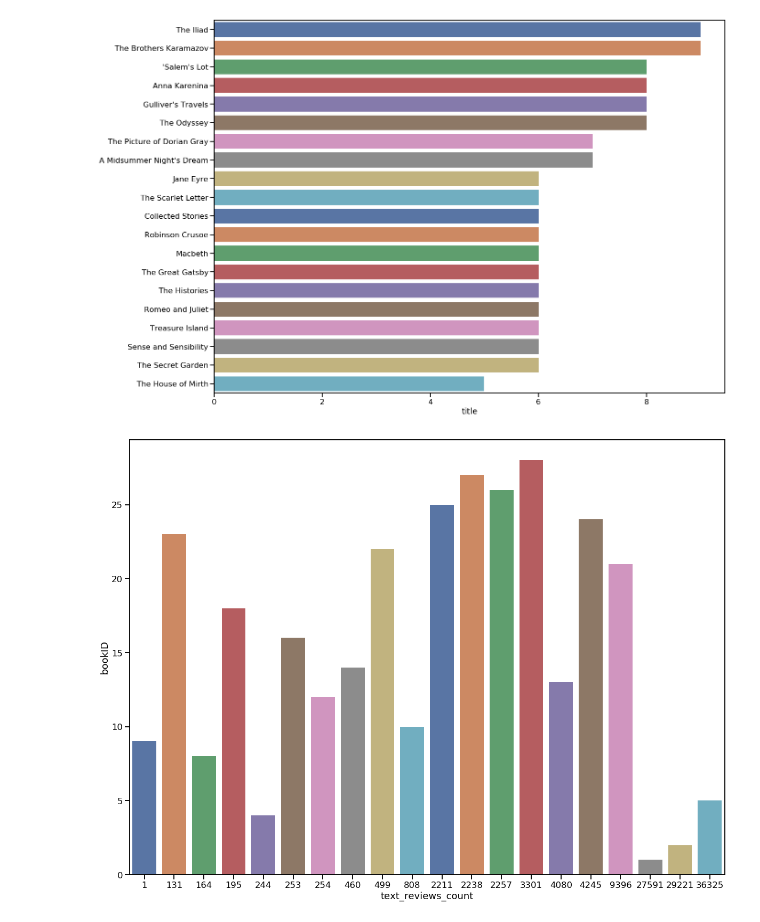
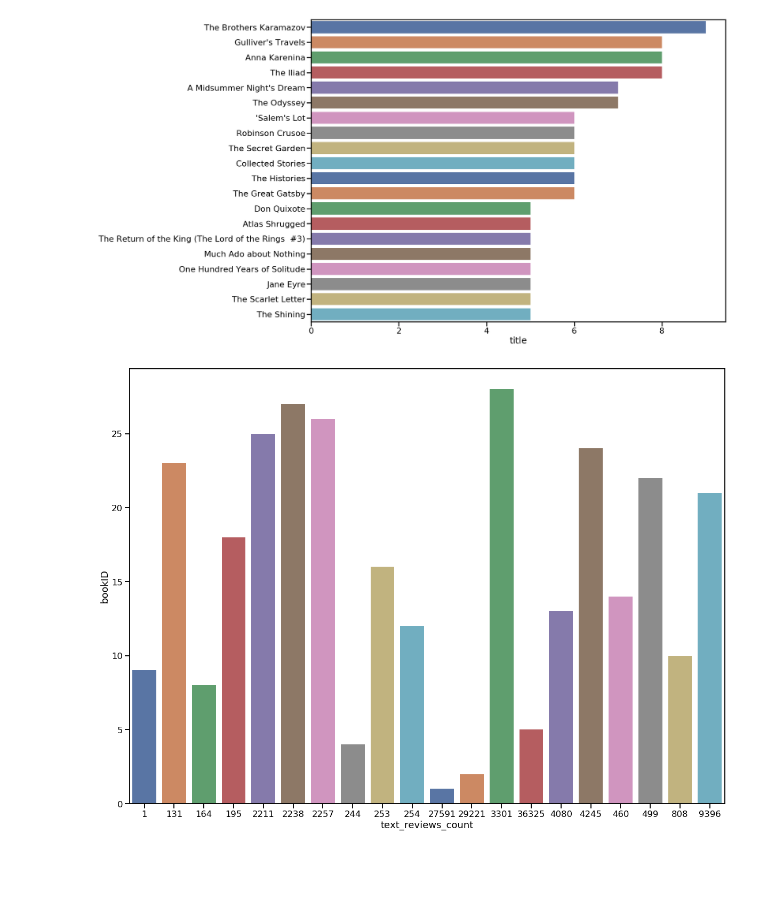
Before and after one commit to Macko321/Workshop-Trening, a Jupyter notebook: Kaggle_Exercise/GoodReads.ipynb, the cells around one changed output. Cells and saved outputs as stored; diff of their text form; code cells hidden in the pictures; blank space fills up the shorter version.

```diff
--- a/Kaggle_Exercise/GoodReads.ipynb
+++ b/Kaggle_Exercise/GoodReads.ipynb
@@ -11,3 +8,5 @@ data = df_1.head()
+# %%
+data=df_1.drop(columns=['isbn', 'isbn13','Unnamed: 12','Unnamed: 13','Unnamed: 14'])
 # %%
 data
 # %% [output]
@@ -44,14 +111,14 @@ sns.barplot(x=data['average_rating'],y=data['text_reviews_count'])
 # %%
 #More visualization tools
 # %%
-sns.set_context(context='talk')
+sns.set_context(context='poster')
 plt.figure(figsize=(20,15))
-books = df_1['title'].value_counts()[:20]
-number_of_pages = df_1.text_reviews_count[:20]
+books = data['title'].value_counts(dropna=True)[:20]
 sns.barplot(x = books, y = books.index, palette = 'deep')
+
 plt.show()
 # %% [output]
-[figure, old version]
+[figure, new version]
 # %%
 sns.set_context(context='talk')
 plt.figure(figsize=(20,15))
@@ -60,5 +127,5 @@ review = df_1.text_reviews_count[:20]
 sns.barplot(x = review, y = review.index, palette = 'deep')
 plt.show()
 # %% [output]
-[figure, old version]
+[figure, new version]
 # %%
```
Also changed, not shown: parts of 19 cells of this notebook.
